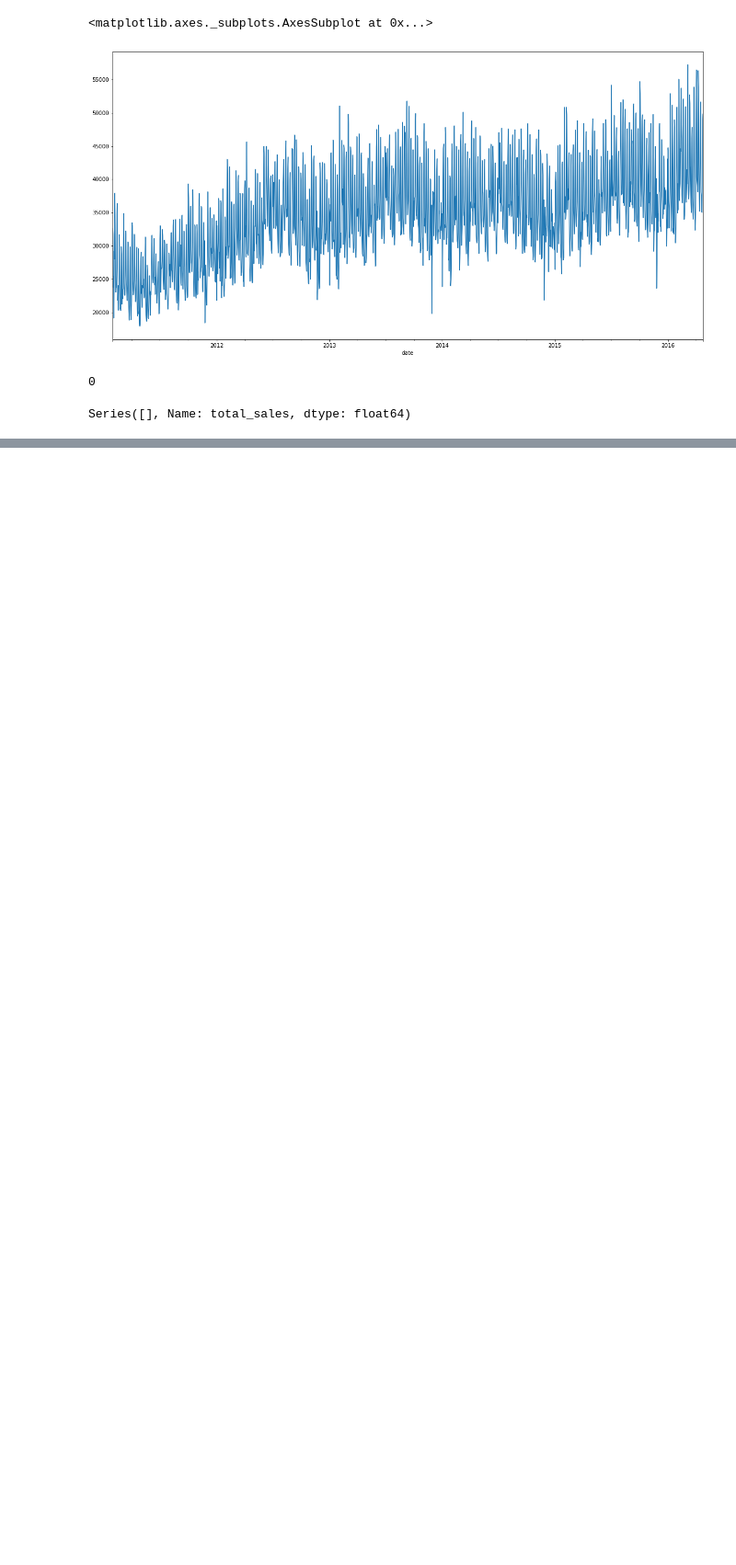
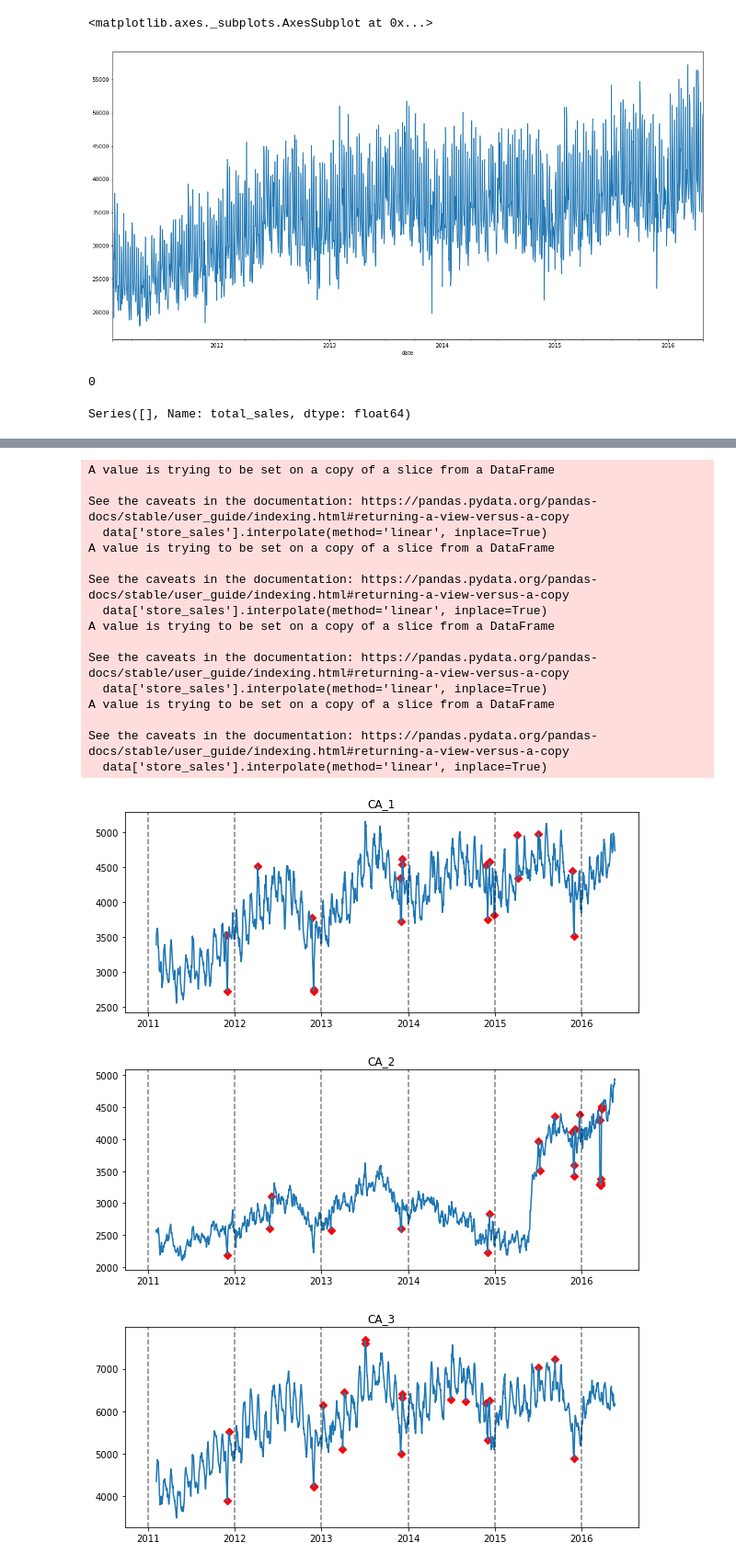
Before and after one commit to ngkhiem97/Walmart-Strategic-Sales-Forecasting, a Jupyter notebook: analysis/EDA-7.ipynb, the cells around one changed output, grey strips where cells are left out. Shown at 92% size. Cells and saved outputs as stored; diff of their text form; code cells hidden in the pictures; blank space fills up the shorter version.

```diff
--- a/analysis/EDA-7.ipynb
+++ b/analysis/EDA-7.ipynb
@@ -89,0 +135,78 @@ plt.scatter(anomalies.index, anomalies, color='r', marker='D')
+# %%
+def anomolies(data, title):
+    data = data.dropna(subset=['store_sales'])
+    data.loc[data["store_sales"] < 1000, "store_sales"] = np.NaN
+    data['store_sales'].interpolate(method='linear', inplace=True)
+    sales = data.set_index("date")['store_sales']
+
+    sales = sales.rolling(7).mean()
+    sales = sales.dropna()
+
+    stl = STL(sales)
+    result = stl.fit()
+
+    seasonal, trend, resid = result.seasonal, result.trend, result.resid
+    estimated = trend + seasonal
+
+    resid_mu = resid.mean()
+    resid_dev = resid.std()
+
+    lower = resid_mu - 3*resid_dev
+    upper = resid_mu + 3*resid_dev
+
+    anomalies = sales[(resid < lower) | (resid > upper)]
+
+    plt.figure(figsize=(10,4))
+    plt.title(title)
+    plt.plot(sales)
+    for year in range(2011,2017):
+        plt.axvline(datetime(year,1,1), color='k', linestyle='--', alpha=0.5)
+
+    plt.scatter(anomalies.index, anomalies, color='r', marker='D')
+
+ca1 = pd.read_csv('../data/processed/CA_1_sales_data.csv')
+ca2 = pd.read_csv('../data/processed/CA_2_sales_data.csv')
+ca3 = pd.read_csv('../data/processed/CA_3_sales_data.csv')
+ca4 = pd.read_csv('../data/processed/CA_4_sales_data.csv')
+
+tx1 = pd.read_csv('../data/processed/TX_1_sales_data.csv')
+tx2 = pd.read_csv('../data/processed/TX_2_sales_data.csv')
+tx3 = pd.read_csv('../data/processed/TX_3_sales_data.csv')
+
+wi1 = pd.read_csv('../data/processed/WI_1_sales_data.csv')
+wi2 = pd.read_csv('../data/processed/WI_2_sales_data.csv')
+wi3 = pd.read_csv('../data/processed/WI_3_sales_data.csv')
+
+ca1 = ca1.rename(columns={"Unnamed: 0": "date"})
+ca1["date"] = pd.to_datetime(ca1["date"])
+ca2 = ca2.rename(columns={"Unnamed: 0": "date"})
+ca2["date"] = pd.to_datetime(ca2["date"])
+ca3 = ca3.rename(columns={"Unnamed: 0": "date"})
+ca3["date"] = pd.to_datetime(ca3["date"])
+ca4 = ca4.rename(columns={"Unnamed: 0": "date"})
+ca4["date"] = pd.to_datetime(ca4["date"])
+
+anomolies(ca1, "CA_1")
+anomolies(ca2, "CA_2")
+anomolies(ca3, "CA_3")
+anomolies(ca4, "CA_4")
+# %% [output]
+A value is trying to be set on a copy of a slice from a DataFrame
+
+See the caveats in the documentation: https://pandas.pydata.org/pandas-docs/stable/user_guide/indexing.html#returning-a-view-versus-a-copy
+  data['store_sales'].interpolate(method='linear', inplace=True)
+A value is trying to be set on a copy of a slice from a DataFrame
+
+See the caveats in the documentation: https://pandas.pydata.org/pandas-docs/stable/user_guide/indexing.html#returning-a-view-versus-a-copy
+  data['store_sales'].interpolate(method='linear', inplace=True)
+A value is trying to be set on a copy of a slice from a DataFrame
+
+See the caveats in the documentation: https://pandas.pydata.org/pandas-docs/stable/user_guide/indexing.html#returning-a-view-versus-a-copy
+  data['store_sales'].interpolate(method='linear', inplace=True)
+A value is trying to be set on a copy of a slice from a DataFrame
+
+See the caveats in the documentation: https://pandas.pydata.org/pandas-docs/stable/user_guide/indexing.html#returning-a-view-versus-a-copy
+  data['store_sales'].interpolate(method='linear', inplace=True)
+[figure, added]
+[figure, added]
+[figure, added]
```
Also changed, not shown: parts of 9 cells of this notebook, 13 other files.
